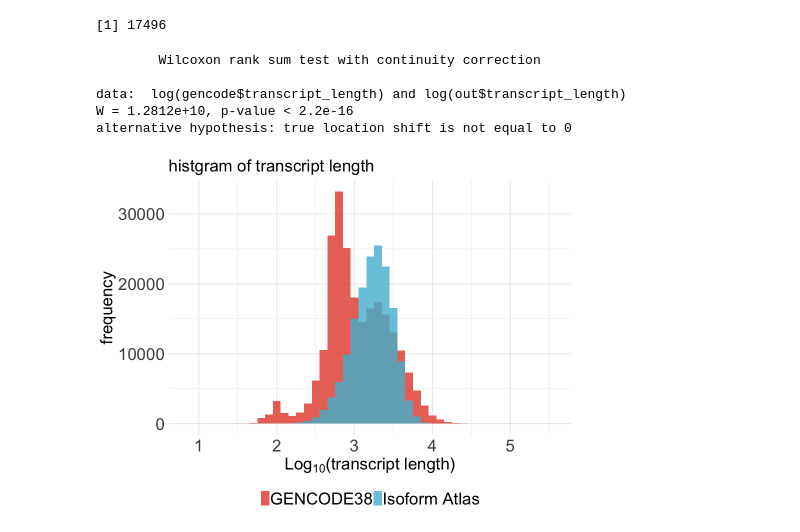
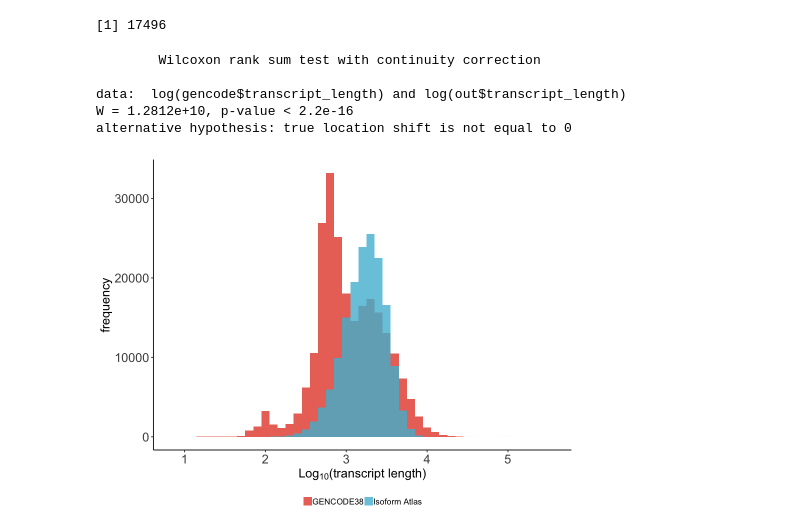
Before and after one commit to juninamo/TRAILS, a Jupyter notebook: Figures/Figure1.ipynb, the cells around one changed output. Drawn from its saved outputs; the diff is of its cells as text; code cells hidden in the pictures.

```diff
--- a/Figures/Figure1.ipynb
+++ b/Figures/Figure1.ipynb
@@ -66,41 +65,41 @@ length(unique(out$associated_gene)) # the total number of genes
 # summary(gencode$transcript_length)
 
 wilcox.test(log(gencode$transcript_length),log(out$transcript_length))
 
 options(repr.plot.width=8, repr.plot.height=6)
 fig1b = rbind(
   out[,c("isoform","transcript_length","associated_gene")] %>%
     dplyr::mutate(group = "Isoform Atlas"),
   gencode[,c("isoform","transcript_length","associated_gene")] %>%
     dplyr::mutate(group = "GENCODE38")
 ) %>%
   ggplot(., aes(x = log10(transcript_length), fill = group)) +
   geom_histogram(position = "identity", alpha = 0.8,binwidth = 0.1) +
-  ggtitle("histgram of transcript length") +
+  # ggtitle("histgram of transcript length") +
   ylab(paste0("frequency")) +
   xlab(expression(paste({Log[10]}, "(transcript length)", sep=""))) +
-  theme_minimal() +
+  theme_classic() +
   scale_fill_npg() +
   theme(strip.text.x=element_text(size=20, color="black", face="bold"),
         strip.text.y=element_text(size=20, color="black", face="bold"),
         legend.position = "bottom",
         plot.title = element_text(size=20),
-        axis.title.x = element_text(size=20),
-        axis.title.y = element_text(size =20),
-        axis.text.y = element_text(size = 20),
-        axis.text.x = element_text(size = 20),
-        legend.text =  element_text(size = 20),
+        axis.title.x = element_text(size=15),
+        axis.title.y = element_text(size =15),
+        axis.text.y = element_text(size = 15),
+        axis.text.x = element_text(size = 15),
+        legend.text =  element_text(size = 10),
         legend.key.size = grid::unit(0.8, "lines"),
         legend.title = element_text(size = 0, hjust = 0))
 
 fig1b
 # %% [output]
         Wilcoxon rank sum test with continuity correction
 
 data:  log(gencode$transcript_length) and log(out$transcript_length)
 W = 1.2812e+10, p-value < 2.2e-16
 alternative hypothesis: true location shift is not equal to 0
-[figure, old version]
+[figure, new version]
 # %%
 options(repr.plot.width=9, repr.plot.height=4)
 
```
Also changed, not shown: parts of 9 cells of this notebook, 52 other files.
